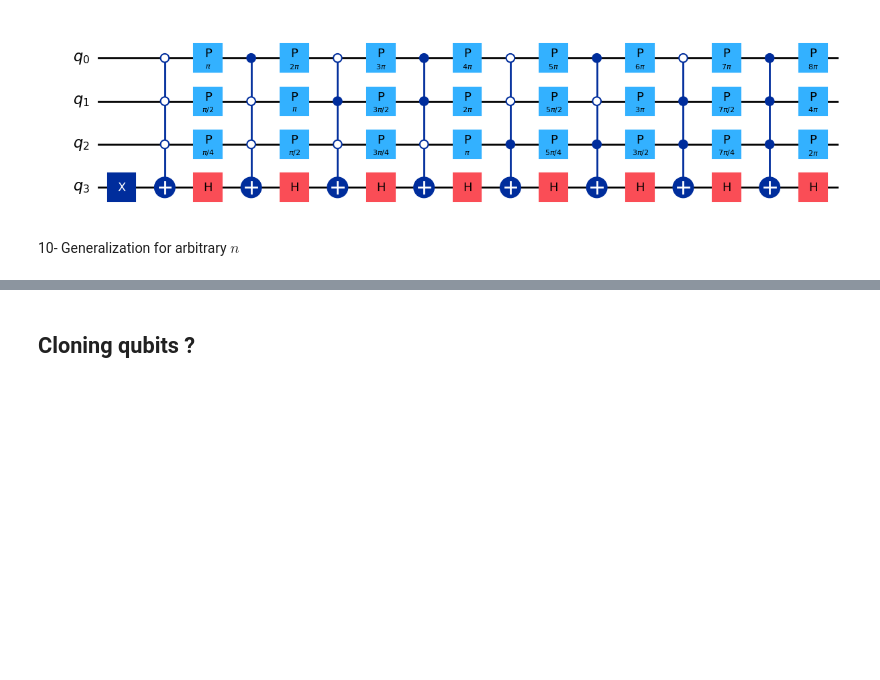
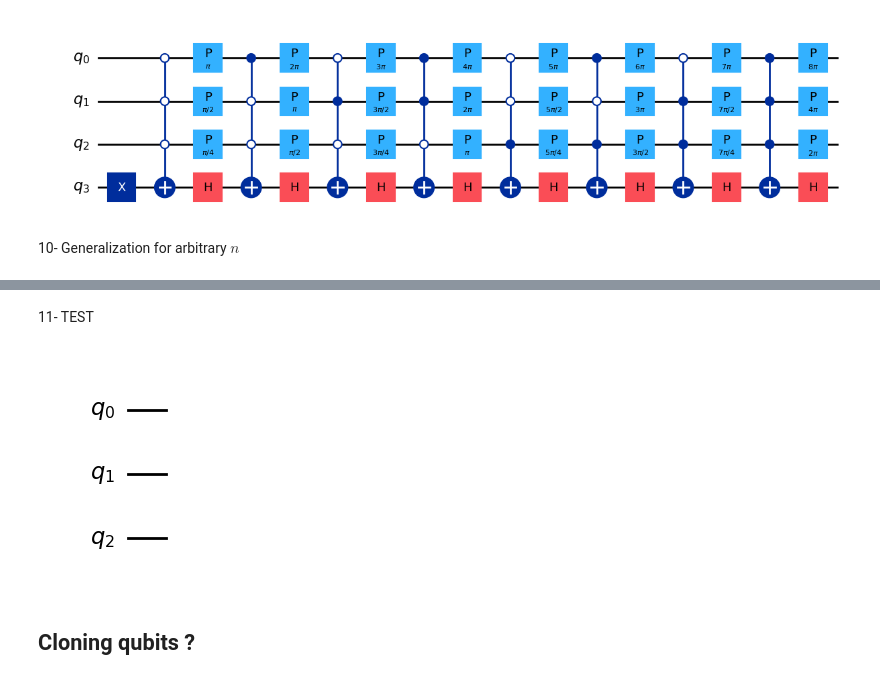
Before and after one commit to ugo-nzongani/Introduction-to-Quantum-Programming, a Jupyter notebook: TP/intro_quantum.ipynb, the cells around one changed output, grey strips where cells are left out. Drawn from its saved outputs; the diff is of its cells as text; code cells hidden in the pictures; blank space fills up the shorter version.

```diff
--- a/TP/intro_quantum.ipynb
+++ b/TP/intro_quantum.ipynb
@@ -207,3 +209,15 @@ qc.draw('mpl')
+# %% [markdown]
+11- TEST
+# %%
+n = 3
+q = QuantumRegister(n,name='q')
+qc = QuantumCircuit(q)
+
+
+
+qc.draw('mpl')
+# %% [output]
+[figure, added]
 # %% [markdown]
 ## Cloning qubits ?
 # %% [markdown]
```
Also changed, not shown: parts of 2 cells of this notebook.
